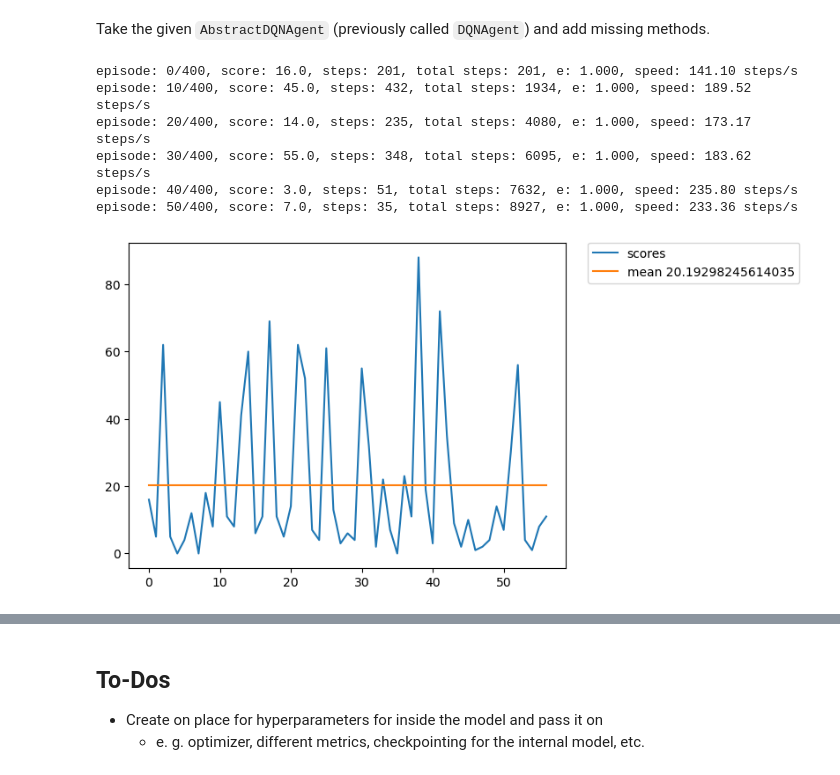
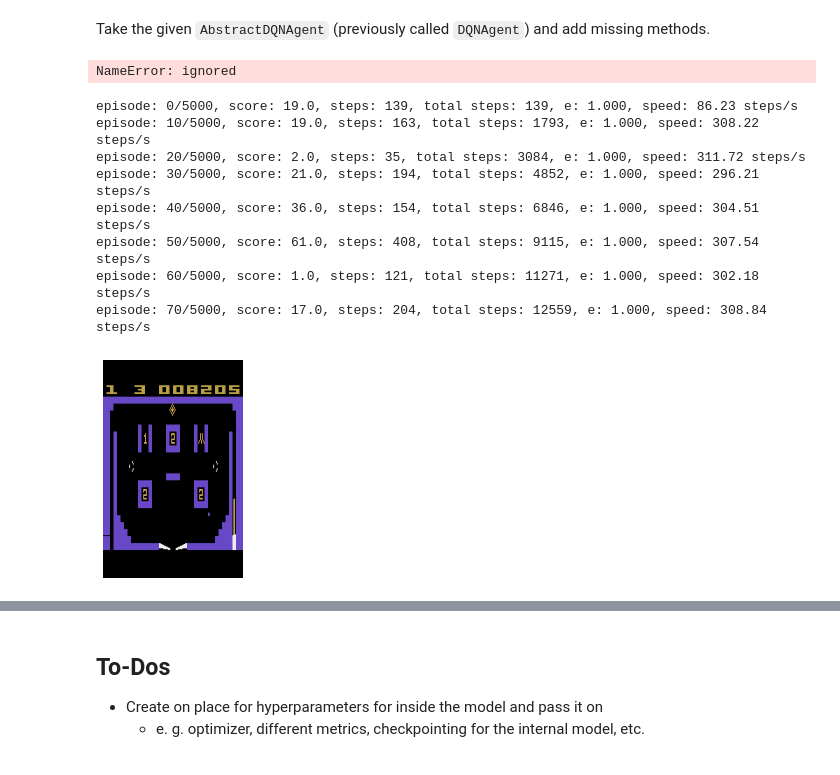
Before and after one commit to Tr33Bug/ML-RL-AtariPinballAgent, a Jupyter notebook: AtariPinball.ipynb, the cells around one changed output, grey strips where cells are left out. Drawn from its saved outputs; the diff is of its cells as text; code cells hidden in the pictures.

```diff
--- a/AtariPinball.ipynb
+++ b/AtariPinball.ipynb
@@ -148,10 +174,10 @@ class AbstractDQNAgent(AbstractAgent):
                  target_model_update_interval: int,
                  train_freq: int,
                  ):
-        self.replay_has_started = False
-
         self.action_size = action_size
         self.state_size = state_size
+
+        self.replay_has_started = False
 
         self.gamma = gamma
         self.epsilon = epsilon
@@ -180,13 +206,10 @@ class AbstractDQNAgent(AbstractAgent):
         self.tf_config_soft_placement = True
         self.tf_config_allow_growth = True
 
-        # Configure the TensorFlow runtime
-        tf.config.threading.set_intra_op_parallelism_threads(self.tf_config_intra_threads)
-        tf.config.threading.set_inter_op_parallelism_threads(self.tf_config_inter_threads)
-        tf.config.set_soft_device_placement(self.tf_config_soft_placement)
-
-        # Enable GPU memory growth
-        tf.config.experimental.set_memory_growth(tf.config.experimental.list_physical_devices('GPU')[0], self.tf_config_allow_growth)
+        config = tf.compat.v1.ConfigProto(intra_op_parallelism_threads=self.tf_config_intra_threads,
+                                inter_op_parallelism_threads=self.tf_config_inter_threads,
+                                allow_soft_placement=self.tf_config_soft_placement
+                                )
 
         config.gpu_options.allow_growth = self.tf_config_allow_growth
         session = tf.compat.v1.Session(config=config)
@@ -369,7 +392,7 @@ class DQNAgent(AbstractDQNAgent):
         return action
 
 
-    def train(self, experience: tuple[LazyFrames, int, LazyFrames, float, bool]):
+    def train(self, experience: Tuple[LazyFrames, int, LazyFrames, float, bool]):
         """Stores the experience in memory. If memory is full trains network by replay.
 
         Args:
@@ -385,11 +408,9 @@ class DQNAgent(AbstractDQNAgent):
         #  - Update weights of the target model (syn of the two models)
         #  - Execute replay
         if self.step >= self.start_replay_step:
-            if self.replay_has_started == False:
-                print("Replay has started")
-                self.replay_has_started = True
+            if self.repl
             if self.epsilon > self.epsilon_min:
-                self.epsilon *= self.epsilon_decay
+                self.epsilon -= self.epsilon_decay
             if self.step % self.target_model_update_interval == 0:
                 self.target_model.set_weights(self.model.get_weights())
             self._replay()
@@ -446,6 +467,8 @@ class DQNAgent(AbstractDQNAgent):
            batch_size=self.batch_size,
            verbose=0
         )
+# %% [output]
+NameError: ignored
 # %%
 def interact_with_environment(env, agent, n_episodes=600, max_steps=1000000, train=True, verbose=True):
     statistics = []
@@ -507,11 +530,11 @@ annealing_steps = 100000  # not episodes!
 gamma = 0.99
 epsilon = 1.0
 epsilon_min = 0.01
-epsilon_decay = (epsilon - epsilon_min) / annealing_steps
+epsilon_decay = 0.0001
 alpha = 0.0001
 batch_size = 64
-memory_size = 100000
-start_replay_step = 100000
+memory_size = 200000
+start_replay_step = 200000
 target_model_update_interval = 1000
 train_freq = 4
 
@@ -525,10 +548,28 @@ statistics = interact_with_environment(env, agent, n_episodes=episodes, verbose=
 env.close()
 plot_statistics(statistics)
 # %% [output]
-episode: 0/400, score: 16.0, steps: 201, total steps: 201, e: 1.000, speed: 141.10 steps/s
-episode: 10/400, score: 45.0, steps: 432, total steps: 1934, e: 1.000, speed: 189.52 steps/s
-episode: 20/400, score: 14.0, steps: 235, total steps: 4080, e: 1.000, speed: 173.17 steps/s
-episode: 30/400, score: 55.0, steps: 348, total steps: 6095, e: 1.000, speed: 183.62 steps/s
-episode: 40/400, score: 3.0, steps: 51, total steps: 7632, e: 1.000, speed: 235.80 steps/s
-episode: 50/400, score: 7.0, steps: 35, total steps: 8927, e: 1.000, speed: 233.36 steps/s
+episode: 0/5000, score: 19.0, steps: 139, total steps: 139, e: 1.000, speed: 86.23 steps/s
+episode: 10/5000, score: 19.0, steps: 163, total steps: 1793, e: 1.000, speed: 308.22 steps/s
+episode: 20/5000, score: 2.0, steps: 35, total steps: 3084, e: 1.000, speed: 311.72 steps/s
+episode: 30/5000, score: 21.0, steps: 194, total steps: 4852, e: 1.000, speed: 296.21 steps/s
+episode: 40/5000, score: 36.0, steps: 154, total steps: 6846, e: 1.000, speed: 304.51 steps/s
+episode: 50/5000, score: 61.0, steps: 408, total steps: 9115, e: 1.000, speed: 307.54 steps/s
+episode: 60/5000, score: 1.0, steps: 121, total steps: 11271, e: 1.000, speed: 302.18 steps/s
+episode: 70/5000, score: 17.0, steps: 204, total steps: 12559, e: 1.000, speed: 308.84 steps/s
-[figure, removed]
+# %%
+for i in range(3):
+    state = env.reset()
+    img = plt.imshow(env.render(mode='rgb_array'))
+    for j in range(200):
+        action = agent.act(state)
+        img.set_data(env.render(mode='rgb_array'))
+        plt.axis('off')
+        display.display(plt.gcf())
+        display.clear_output(wait=True)
+        state, reward, done, _ = env.step(action)
+        if done:
+            break
+
+env.close()
+# %% [output]
+[figure, added]
```
Also changed, not shown: parts of 11 cells of this notebook.
